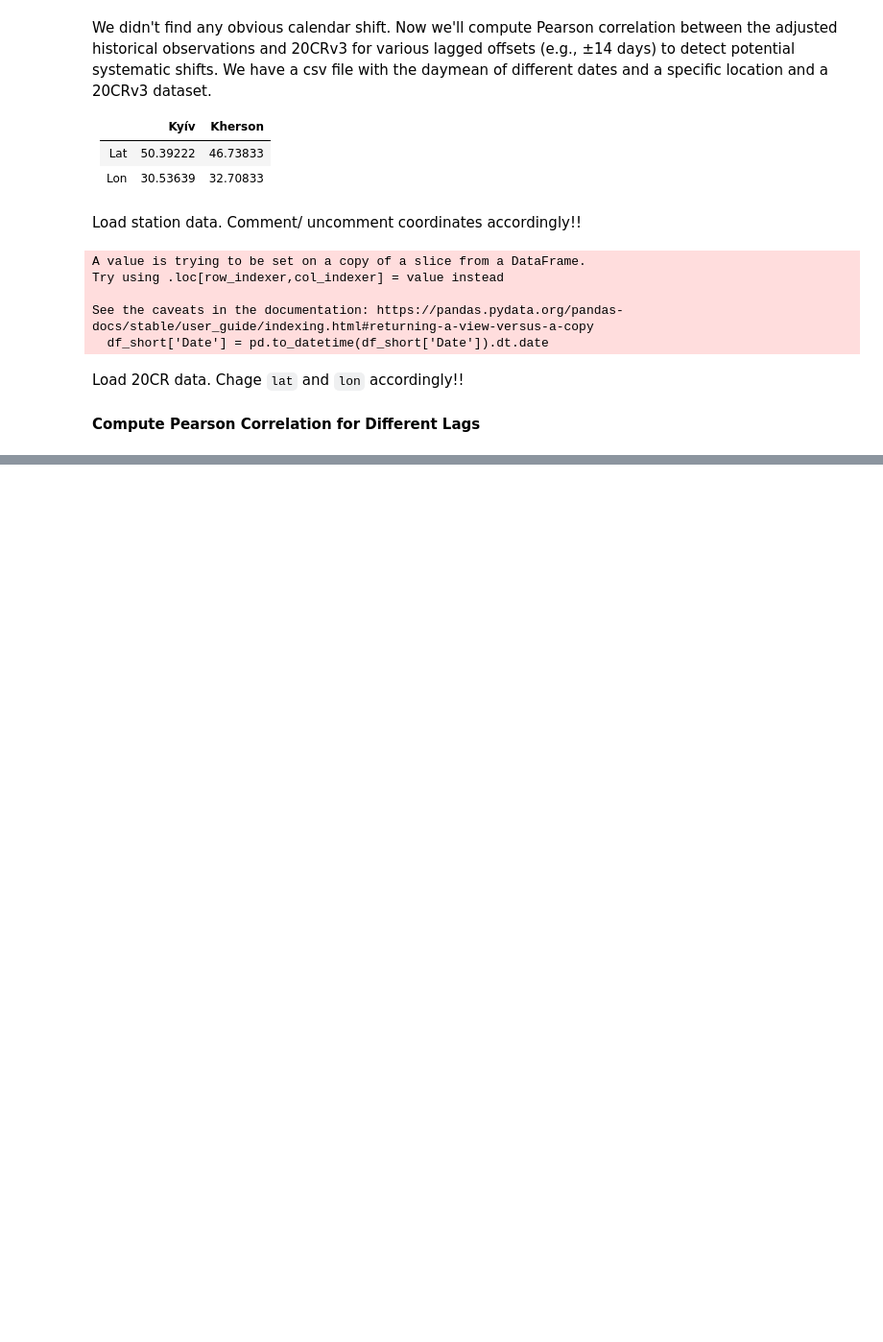
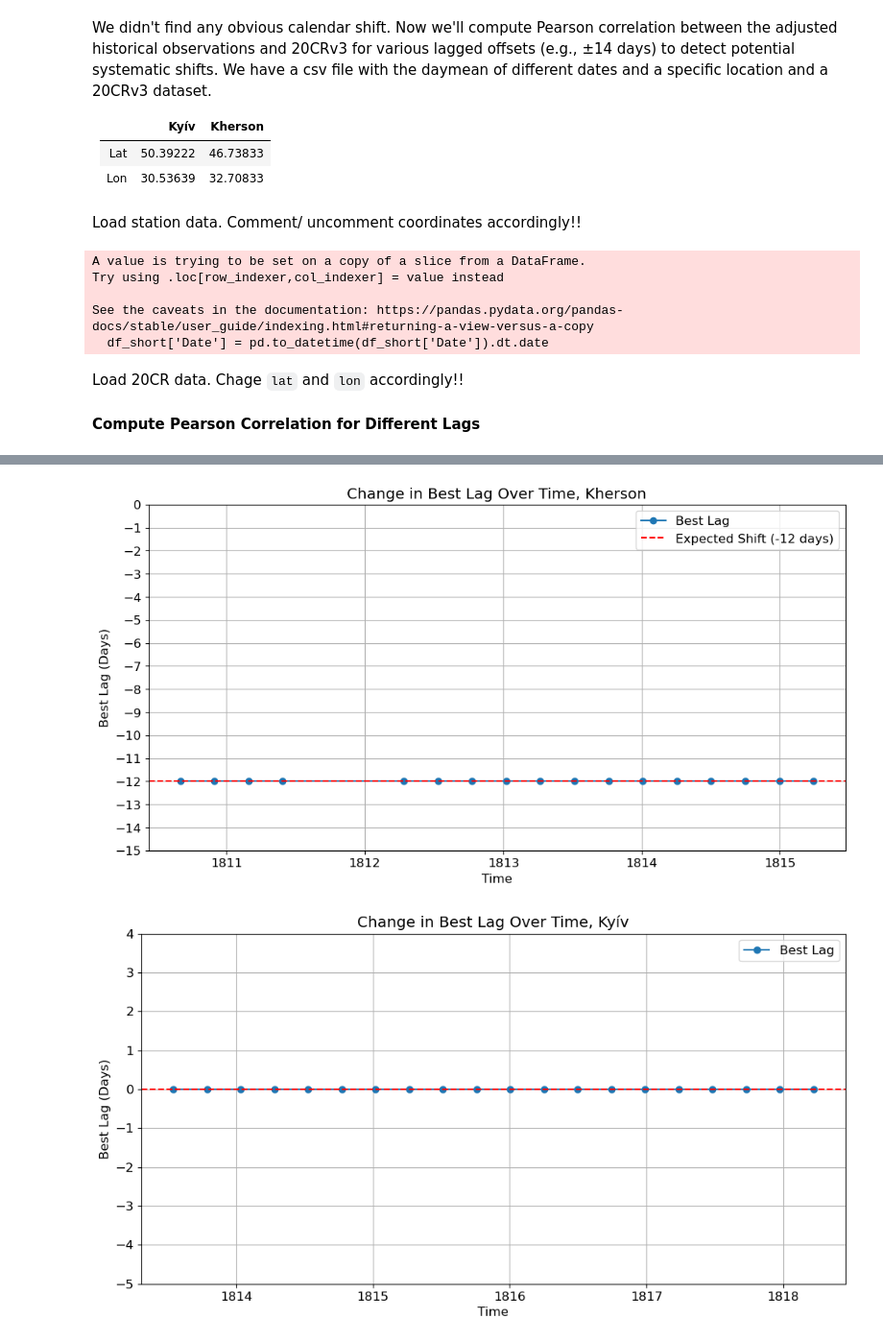
Before and after one commit to carlotatrx/dataprep, a Jupyter notebook: dataprep_ukraine.ipynb, the cells around one changed output, grey strips where cells are left out. Shown: that part at 96% size. Drawn from its saved outputs; the diff is of its cells as text; code cells hidden in the pictures; blank space fills up the shorter version.

```diff
--- a/dataprep_ukraine.ipynb
+++ b/dataprep_ukraine.ipynb
@@ -476,0 +541,25 @@ plt.show()
+# %%
+plt.figure(figsize=(12, 6))
+plt.plot(rolling_Kherson["Date"], rolling_Kherson["Best_Lag"], marker="o", linestyle="-", label="Best Lag")
+plt.axhline(-12, color="r", linestyle="--", label="Expected Shift (-12 days)")
+plt.xlabel("Time")
+plt.ylabel("Best Lag (Days)")
+plt.title("Change in Best Lag Over Time, Kherson")
+plt.yticks(range(-15,1))
+plt.legend()
+plt.grid()
+plt.show()
+
+plt.figure(figsize=(12, 6))
+plt.plot(rolling_Kyiv["Date"], rolling_Kyiv["Best_Lag"], marker="o", linestyle="-", label="Best Lag")
+plt.axhline(0, color="r", linestyle="--")
+plt.xlabel("Time")
+plt.ylabel("Best Lag (Days)")
+plt.yticks(range(-5,5))
+plt.title("Change in Best Lag Over Time, Kyív")
+plt.legend()
+plt.grid()
+plt.show()
+# %% [output]
+[figure, added]
+[figure, added]
```
Also changed, not shown: parts of 6 cells of this notebook, 3 other files.
